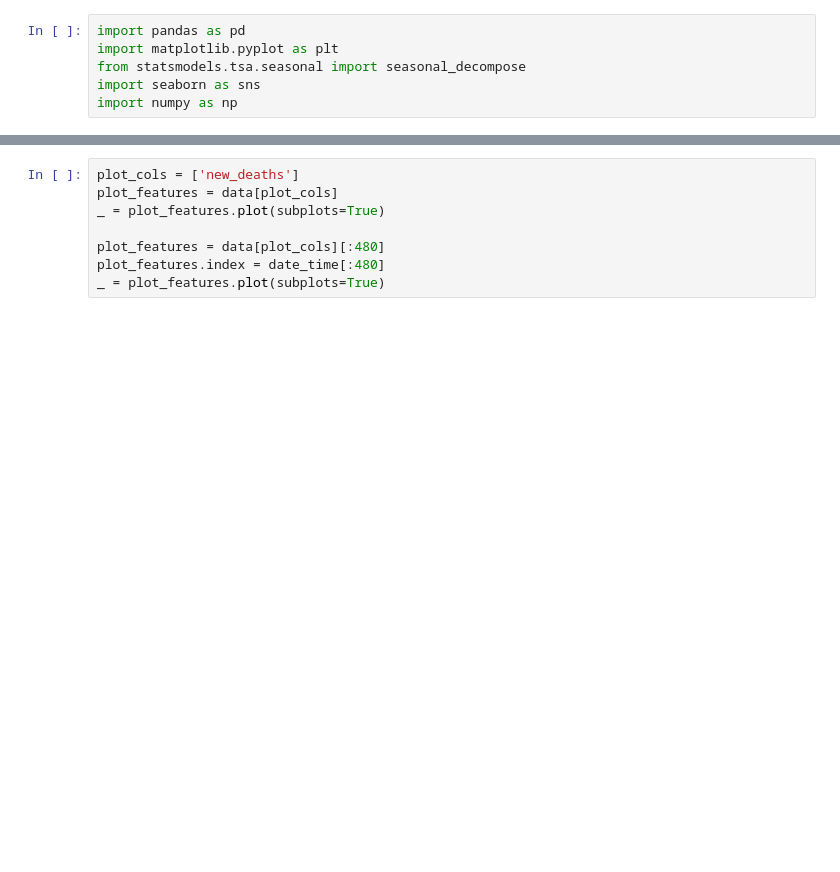
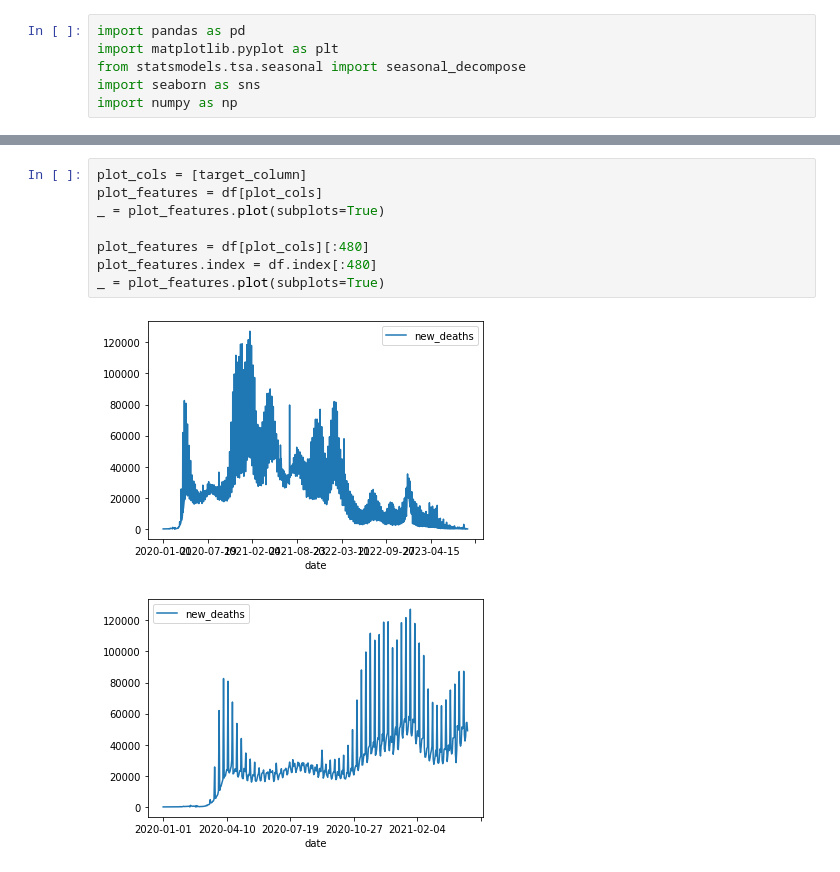
Before and after one commit to samuell07/timeseries-forecasting, a Jupyter notebook: covid_deaths/covid-deaths-eda.ipynb, the cells around one changed output, grey strips where cells are left out. Saved outputs shown, nothing was run; the diff lists cells and outputs as text; blank space fills up the shorter version.

```diff
--- a/covid_deaths/covid-deaths-eda.ipynb
+++ b/covid_deaths/covid-deaths-eda.ipynb
@@ -74,9 +39,12 @@ KeyError: 'date'
 # %%
-plot_cols = ['new_deaths']
-plot_features = data[plot_cols]
+plot_cols = [target_column]
+plot_features = df[plot_cols]
 _ = plot_features.plot(subplots=True)
 
-plot_features = data[plot_cols][:480]
-plot_features.index = date_time[:480]
+plot_features = df[plot_cols][:480]
+plot_features.index = df.index[:480]
 _ = plot_features.plot(subplots=True)
+# %% [output]
+[figure, added]
+[figure, added]
 # %%
```
Also changed, not shown: parts of 11 cells of this notebook, 6 other files.
